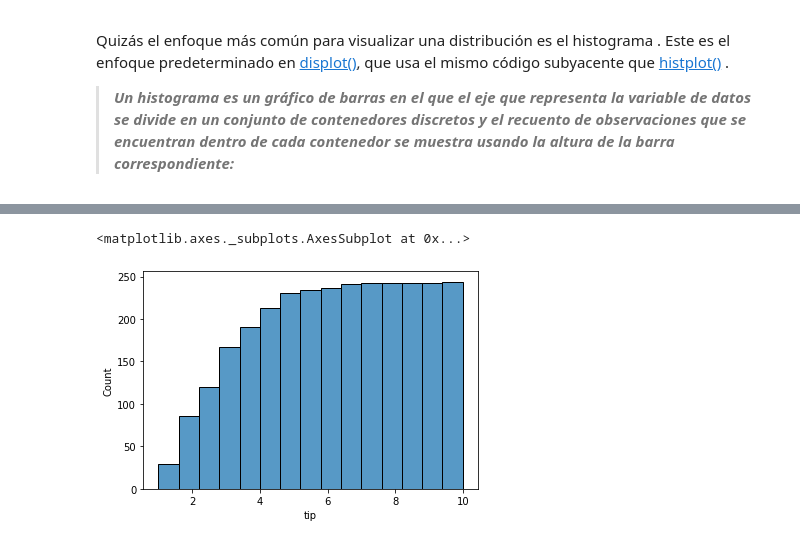
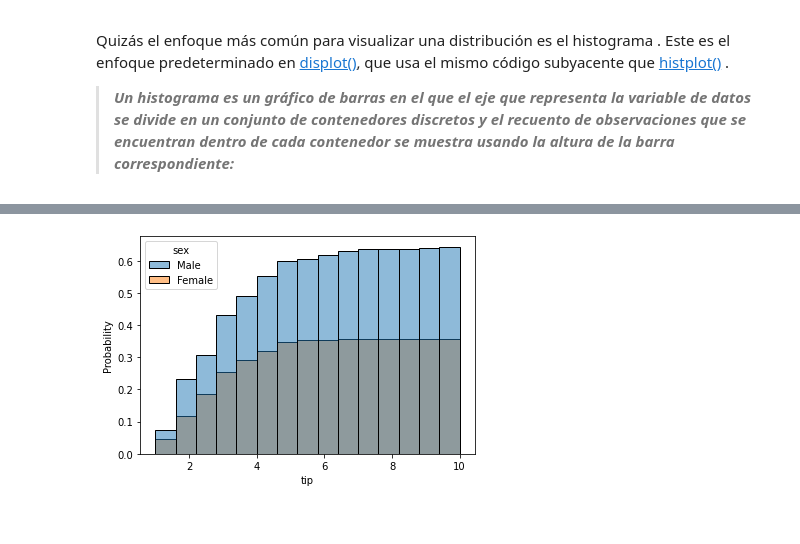
Before and after one commit to Cervantes21/Matplotlib-and-Seaborn, a Jupyter notebook: Seaborn_ES_ipynp.ipynb, the cells around one changed output, grey strips where cells are left out. Drawn from its saved outputs; the diff is of its cells as text; code cells hidden in the pictures.

```diff
--- a/Seaborn_ES_ipynp.ipynb
+++ b/Seaborn_ES_ipynp.ipynb
@@ -413,5 +427,6 @@ Quizás el enfoque más común para visualizar una distribución es el histogram
 # %%
-sns.histplot(data = tips, x= 'tip', bins = 15, cumulative=True)
+sns.histplot(data = tips, x= 'tip', bins = 15, cumulative=True, hue='sex',stat='probability')
+# Agregando "stat='str" nos manda las estadisticas.
+plt.show()
 # %% [output]
-<matplotlib.axes._subplots.AxesSubplot at 0x...>
-[figure, old version]
+[figure, new version]
```
Also changed, not shown: parts of 15 cells of this notebook.
